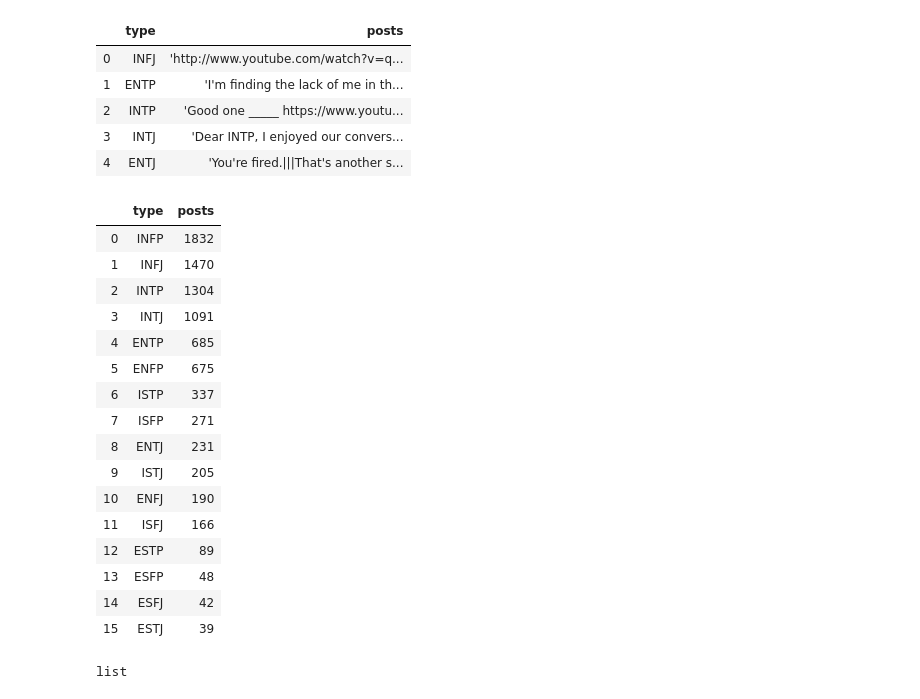
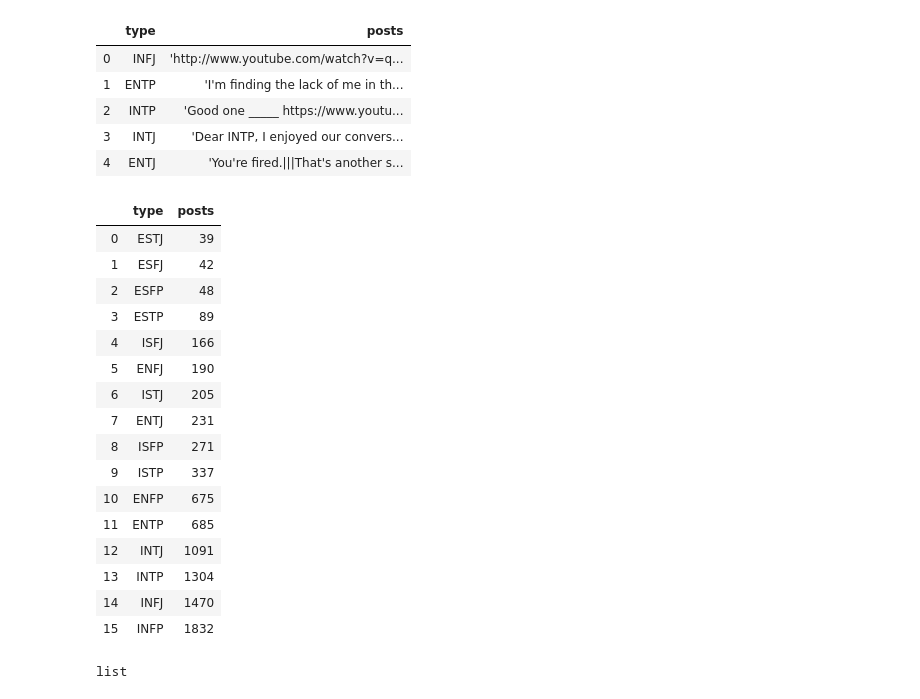
Before and after one commit to AsaKientz/DSI-Capstone-I, a Jupyter notebook: notebooks/cap-I-mbti-playground.ipynb, the cells around one changed output. Drawn from its saved outputs; the diff is of its cells as text; code cells hidden in the pictures.

```diff
--- a/notebooks/cap-I-mbti-playground.ipynb
+++ b/notebooks/cap-I-mbti-playground.ipynb
@@ -25,26 +25,26 @@ df_raw.head(5)
 | 3 | INTJ | 'Dear INTP, I enjoyed our convers... |
 | 4 | ENTJ | 'You're fired.|||That's another s... |
 # %%
-type_count = df_raw.groupby('type').count().sort_values(by='posts', ascending=False).reset_index()
+type_count = df_raw.groupby('type').count().sort_values(by='posts', ascending=True).reset_index()
 type_count
 # %% [output]
 |  | type | posts |
-| 0 | INFP | 1832 |
-| 1 | INFJ | 1470 |
-| 2 | INTP | 1304 |
-| 3 | INTJ | 1091 |
-| 4 | ENTP | 685 |
-| 5 | ENFP | 675 |
-| 6 | ISTP | 337 |
-| 7 | ISFP | 271 |
-| 8 | ENTJ | 231 |
-| 9 | ISTJ | 205 |
-| 10 | ENFJ | 190 |
-| 11 | ISFJ | 166 |
-| 12 | ESTP | 89 |
-| 13 | ESFP | 48 |
-| 14 | ESFJ | 42 |
-| 15 | ESTJ | 39 |
+| 0 | ESTJ | 39 |
+| 1 | ESFJ | 42 |
+| 2 | ESFP | 48 |
+| 3 | ESTP | 89 |
+| 4 | ISFJ | 166 |
+| 5 | ENFJ | 190 |
+| 6 | ISTJ | 205 |
+| 7 | ENTJ | 231 |
+| 8 | ISFP | 271 |
+| 9 | ISTP | 337 |
+| 10 | ENFP | 675 |
+| 11 | ENTP | 685 |
+| 12 | INTJ | 1091 |
+| 13 | INTP | 1304 |
+| 14 | INFJ | 1470 |
+| 15 | INFP | 1832 |
 # %%
 type(hist_label)
 # %% [output]
```
Also changed, not shown: parts of 2 cells of this notebook, 6 other files.
